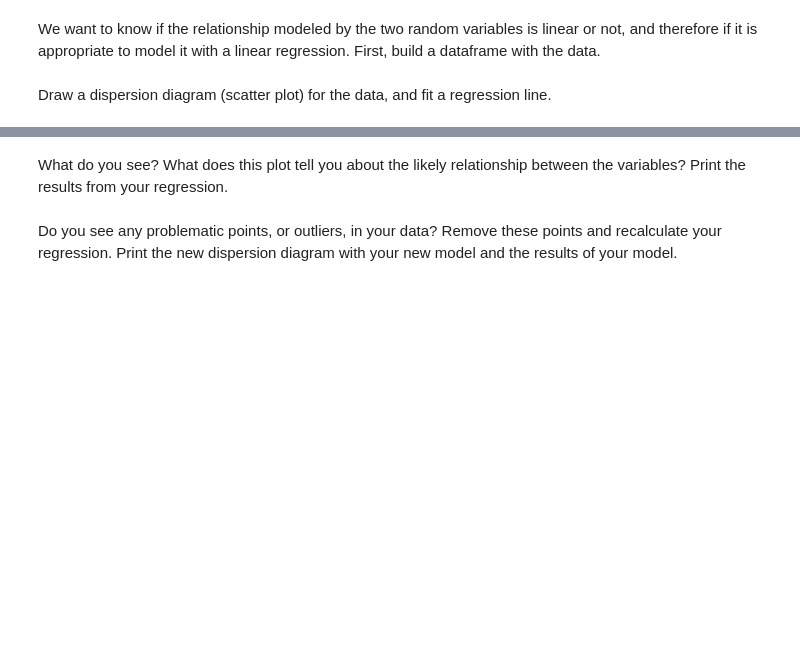
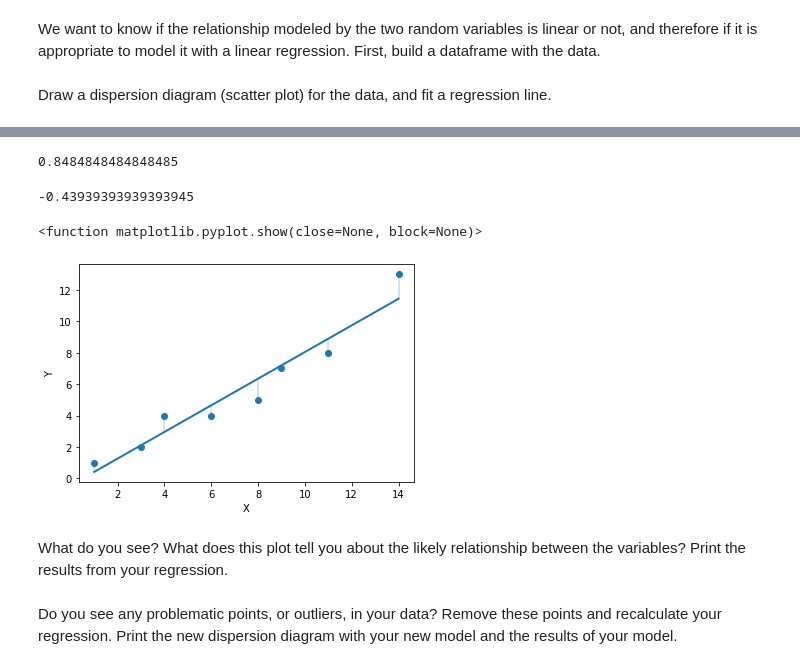
Before and after one commit to Ironhack-Data-Madrid-Marzo-2021/lab-regression-analysis, a Jupyter notebook: your-code.ipynb, the cells around one changed output, grey strips where cells are left out. Saved outputs shown, nothing was run; the diff lists cells and outputs as text; code cells hidden in the pictures; blank space fills up the shorter version.

```diff
--- a/your-code.ipynb
+++ b/your-code.ipynb
@@ -194,2 +221,29 @@ Draw a dispersion diagram (scatter plot) for the data, and fit a regression line
+# %%
+lr.fit(
+
+    X = party[["X"]],
+    y = party.Y
+)
+beta_1 = lr.coef_[0]
+beta_0 = lr.intercept_
+# %%
+beta_1
+# %% [output]
+0.8484848484848485
+# %%
+beta_0
+# %% [output]
+-0.43939393939393945
+# %%
+y_hat = beta_0 + beta_1 * party.X #Línea de regresión
+plt.scatter(data = party, x = "X", y = "Y") # pintar los puntos
+plt.plot(party.X, y_hat, lw=2) # pintamos la línea de regresión
+plt.vlines(party.X, y_hat, party.Y , lw = 0.4) # pintamos las líneas que van desde los puntos a la línea
+plt.xlabel("X")
+plt.ylabel("Y")
+plt.show
+# %% [output]
+<function matplotlib.pyplot.show(close=None, block=None)>
+[figure, added]
 # %% [markdown]
 What do you see? What does this plot tell you about the likely relationship between the variables? Print the results from your regression.
```
Also changed, not shown: parts of 23 cells of this notebook.
